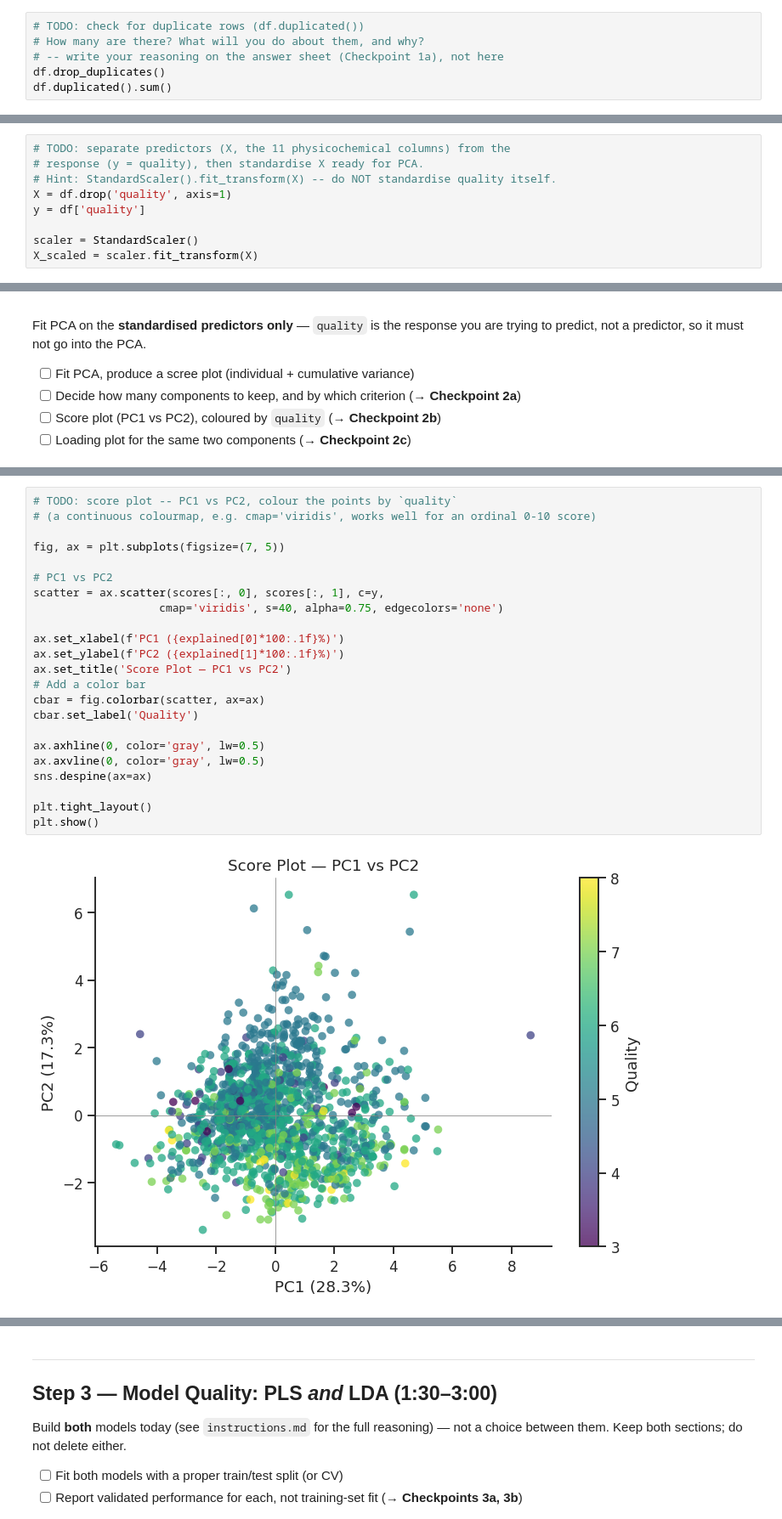
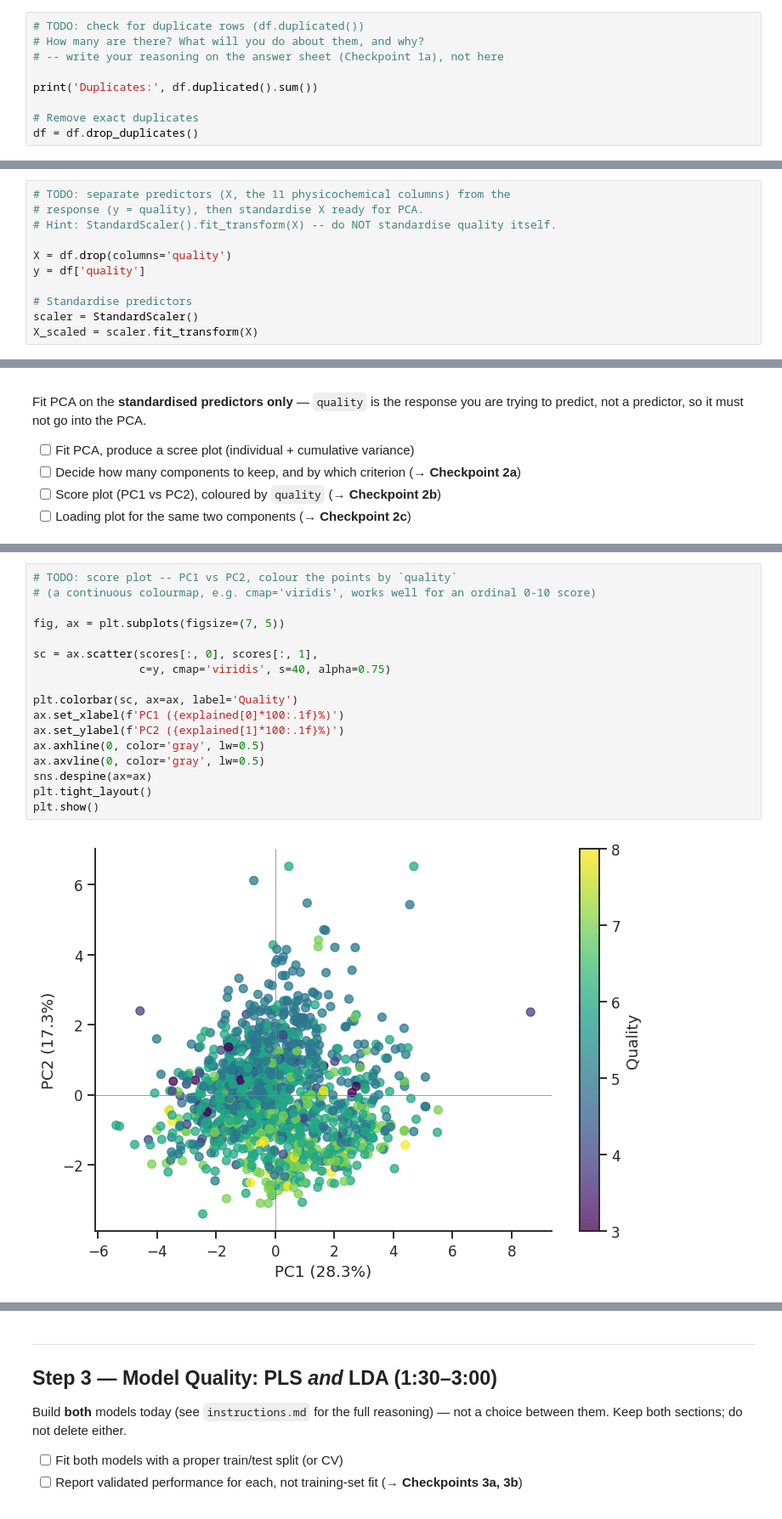
Before and after one commit to emilahlgren/1kb570_2026, a Jupyter notebook: Labs/02_modelling_wine_quality/starter_notebook.ipynb, the cells around one changed output, grey strips where cells are left out. Shown at 85% size. Drawn from its saved outputs; the diff is of its cells as text.

```diff
--- a/Labs/02_modelling_wine_quality/starter_notebook.ipynb
+++ b/Labs/02_modelling_wine_quality/starter_notebook.ipynb
@@ -121,6 +123,9 @@ dtype: int64
 # TODO: check for duplicate rows (df.duplicated())
 # How many are there? What will you do about them, and why?
 # -- write your reasoning on the answer sheet (Checkpoint 1a), not here
-df.drop_duplicates()
-df.duplicated().sum()
+
+print('Duplicates:', df.duplicated().sum())
+
+# Remove exact duplicates
+df = df.drop_duplicates()
 # %% [output]
@@ -137,9 +155,11 @@ plt.show()
 # TODO: separate predictors (X, the 11 physicochemical columns) from the
 # response (y = quality), then standardise X ready for PCA.
 # Hint: StandardScaler().fit_transform(X) -- do NOT standardise quality itself.
-X = df.drop('quality', axis=1)
+
+X = df.drop(columns='quality')
 y = df['quality']
 
+# Standardise predictors
 scaler = StandardScaler()
 X_scaled = scaler.fit_transform(X)
 # %% [markdown]
@@ -197,28 +210,22 @@ Explained variance per PC:
 # %%
 # TODO: score plot -- PC1 vs PC2, colour the points by `quality`
 # (a continuous colourmap, e.g. cmap='viridis', works well for an ordinal 0-10 score)
 
 fig, ax = plt.subplots(figsize=(7, 5))
 
-# PC1 vs PC2
-scatter = ax.scatter(scores[:, 0], scores[:, 1], c=y,
-                   cmap='viridis', s=40, alpha=0.75, edgecolors='none')
+sc = ax.scatter(scores[:, 0], scores[:, 1],
+                c=y, cmap='viridis', s=40, alpha=0.75)
 
+plt.colorbar(sc, ax=ax, label='Quality')
 ax.set_xlabel(f'PC1 ({explained[0]*100:.1f}%)')
 ax.set_ylabel(f'PC2 ({explained[1]*100:.1f}%)')
-ax.set_title('Score Plot — PC1 vs PC2')
-# Add a color bar
-cbar = fig.colorbar(scatter, ax=ax)
-cbar.set_label('Quality')
-
 ax.axhline(0, color='gray', lw=0.5)
 ax.axvline(0, color='gray', lw=0.5)
 sns.despine(ax=ax)
-
 plt.tight_layout()
 plt.show()
 # %% [output]
-[figure, old version]
+[figure, new version]
 # %%
 # TODO: loading plot for PC1 vs PC2 -- which variables have the largest
 # loadings, and in which direction?
```
Also changed, not shown: parts of 25 cells of this notebook.
